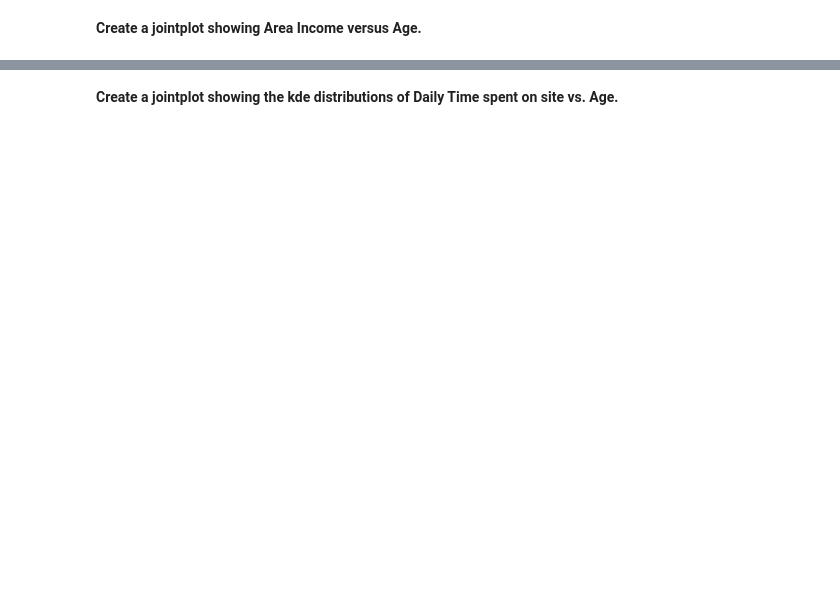
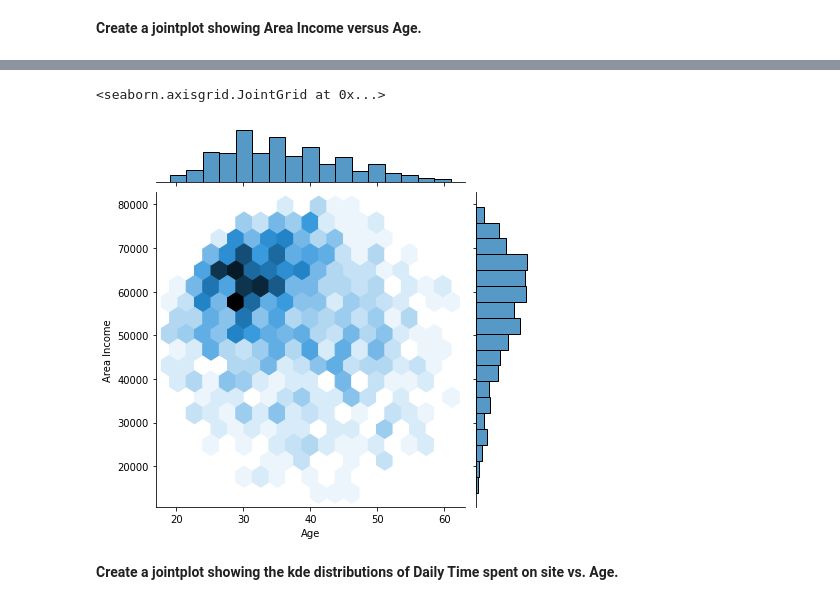
Before and after one commit to makhijakabir/assignments-ml, a Jupyter notebook: Assignment_02_Logistic_Regression_Project.ipynb, the cells around one changed output, grey strips where cells are left out. Cells and saved outputs as stored; diff of their text form; code cells hidden in the pictures; blank space fills up the shorter version.

```diff
--- a/Assignment_02_Logistic_Regression_Project.ipynb
+++ b/Assignment_02_Logistic_Regression_Project.ipynb
@@ -86,2 +134,7 @@ Try recreating the plots shown below!
+# %%
+sns.jointplot(adv_data['Age'], adv_data['Area Income'] ,kind='hex')
+# %% [output]
+<seaborn.axisgrid.JointGrid at 0x...>
+[figure, added]
 # %% [markdown]
 **Create a jointplot showing the kde distributions of Daily Time spent on site vs. Age.**
```
Also changed, not shown: parts of 41 cells of this notebook.
